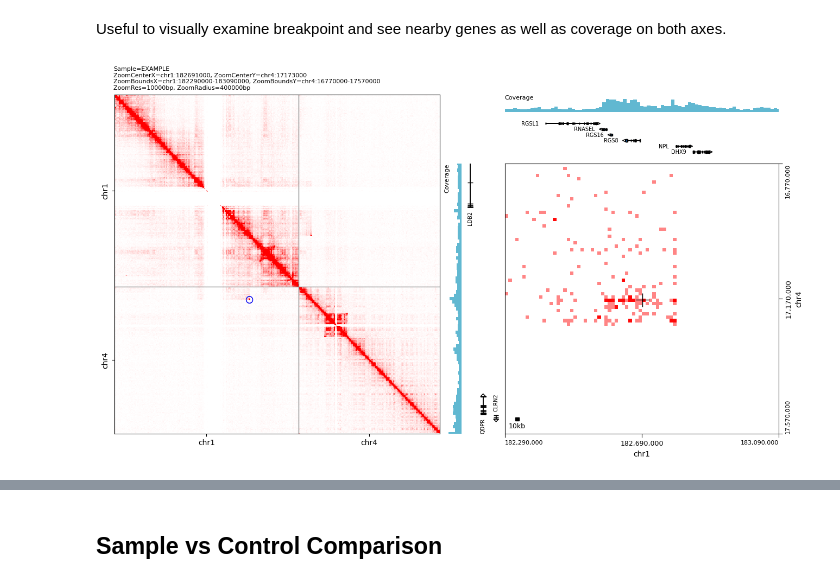
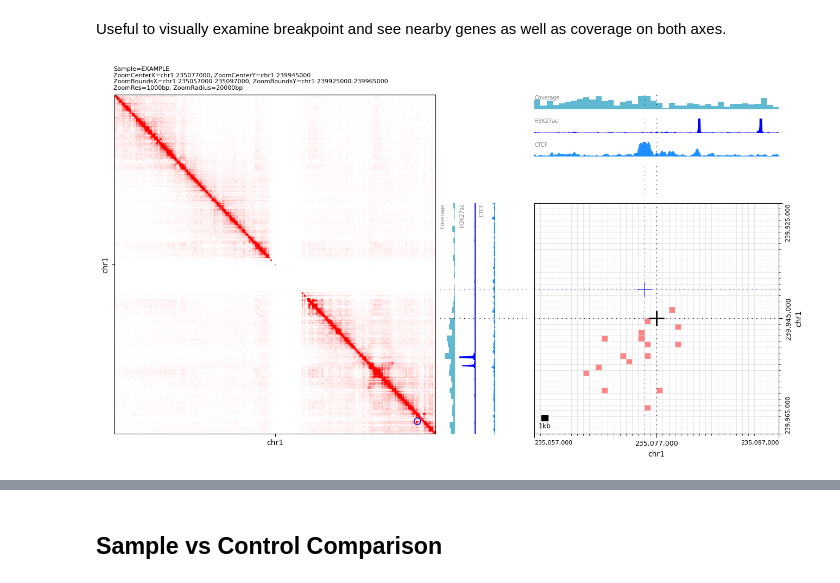
Before and after one commit to wjmn/hicdash, a Jupyter notebook: src/examples.ipynb, the cells around one changed output, grey strips where cells are left out. Cells and saved outputs as stored; diff of their text form; code cells hidden in the pictures.

Commit message:
Add multiresolution row of plots.

```diff
--- a/src/examples.ipynb
+++ b/src/examples.ipynb
@@ -80,14 +81,20 @@ Useful to visually examine breakpoint and see nearby genes as well as coverage o
 # %%
 EXAMPLE_BW1 = "/home/wjmn/repos/hicdash/example_data/EXAMPLE.ctcf.bigwig"
 EXAMPLE_BW2 = "/home/wjmn/repos/hicdash/example_data/EXAMPLE.h3k27ac.bigwig"
+EXTRA_BEDPE = "/home/wjmn/repos/hicdash/example_data/EXAMPLE.eaglec.bedpe"
 bw1 = pyBigWig.open(EXAMPLE_BW1)
 bw2 = pyBigWig.open(EXAMPLE_BW2)
+extra_bedpe = read_bedpe(EXTRA_BEDPE)
 
 fig = plot_composite_context_and_zoom(
     sample,
-    sample.breakfinder_calls[1],
+    sample.breakfinder_calls[0],
     coverage_track=True,
-    # extra_bigwig_handles=[("H3K27ac", bw1), ("CTCF", bw2)],
+    plot_at_call_resolution=True,
+    grid=True,
+    extra_bigwig_handles=[("H3K27ac", bw1), ("CTCF", bw2)],
+    extra_bedpe=[extra_bedpe],
+    crosshairs=True
 )
 # %% [output]
-[figure, old version]
+[figure, new version]
```
Also changed, not shown: parts of 4 cells of this notebook, 5 other files.
